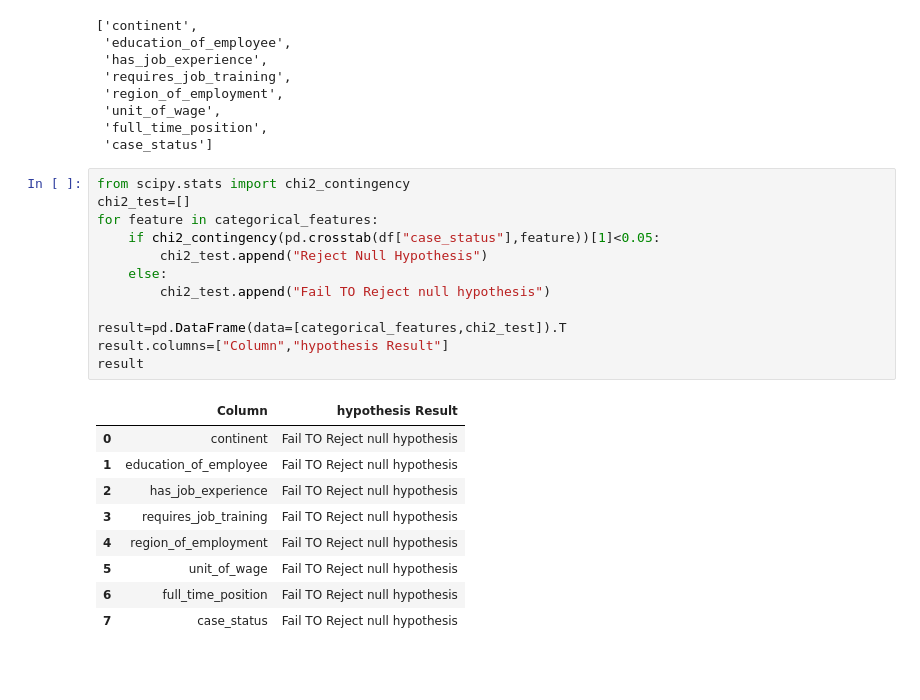
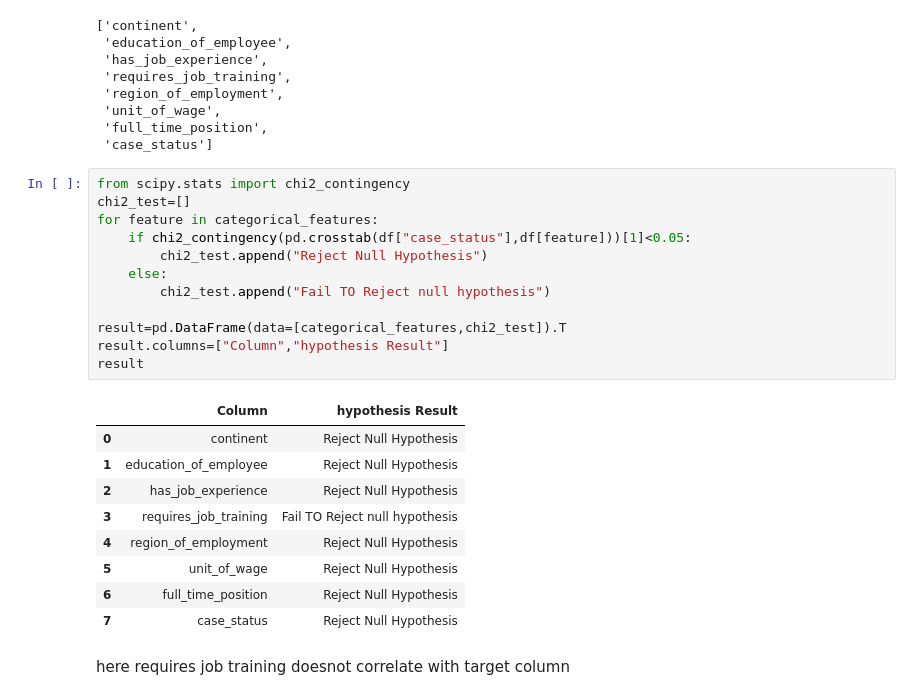
Before and after one commit to RohanKhodade/US_VISA_Prediction, a Jupyter notebook: notebook/eda.ipynb, the cells around one changed output. Saved outputs shown, nothing was run; the diff lists cells and outputs as text; blank space fills up the shorter version.

Commit message:
Feature Engg and Model Training

```diff
--- a/notebook/eda.ipynb
+++ b/notebook/eda.ipynb
@@ -167,22 +167,24 @@ No relation between continous features
 # %%
 from scipy.stats import chi2_contingency
 chi2_test=[]
 for feature in categorical_features:
-    if chi2_contingency(pd.crosstab(df["case_status"],feature))[1]<0.05:
+    if chi2_contingency(pd.crosstab(df["case_status"],df[feature]))[1]<0.05:
         chi2_test.append("Reject Null Hypothesis")
     else:
         chi2_test.append("Fail TO Reject null hypothesis")
 
 result=pd.DataFrame(data=[categorical_features,chi2_test]).T
 result.columns=["Column","hypothesis Result"]
 result
 # %% [output]
 |  | Column | hypothesis Result |
-| 0 | continent | Fail TO Reject null hypothesis |
-| 1 | education_of_employee | Fail TO Reject null hypothesis |
-| 2 | has_job_experience | Fail TO Reject null hypothesis |
+| 0 | continent | Reject Null Hypothesis |
+| 1 | education_of_employee | Reject Null Hypothesis |
+| 2 | has_job_experience | Reject Null Hypothesis |
 | 3 | requires_job_training | Fail TO Reject null hypothesis |
-| 4 | region_of_employment | Fail TO Reject null hypothesis |
-| 5 | unit_of_wage | Fail TO Reject null hypothesis |
-| 6 | full_time_position | Fail TO Reject null hypothesis |
-| 7 | case_status | Fail TO Reject null hypothesis |
+| 4 | region_of_employment | Reject Null Hypothesis |
+| 5 | unit_of_wage | Reject Null Hypothesis |
+| 6 | full_time_position | Reject Null Hypothesis |
+| 7 | case_status | Reject Null Hypothesis |
+# %% [markdown]
+here requires job training doesnot correlate with target column
```
Also changed, not shown: parts of 30 cells of this notebook, 1 other file.
